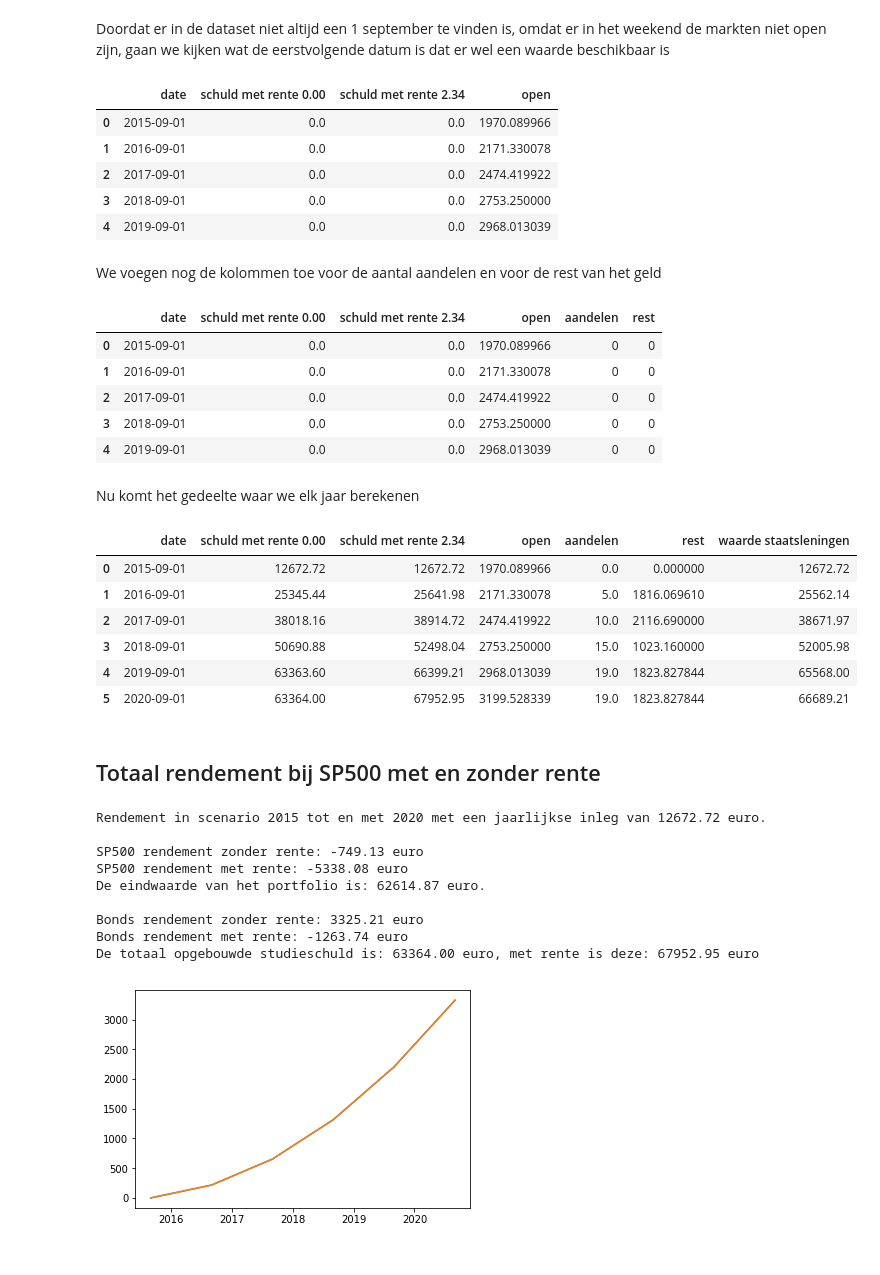
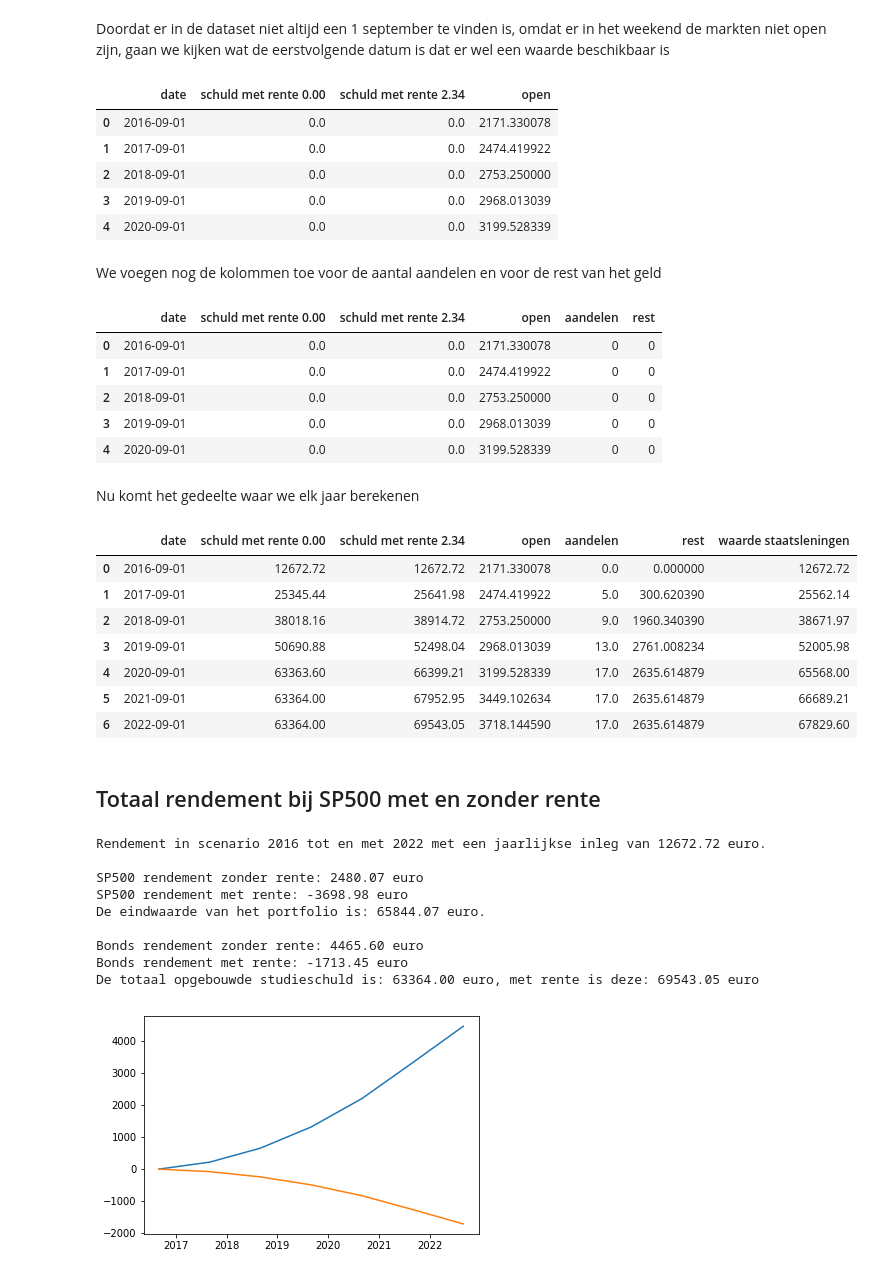
Before and after one commit to joostlek/analyical_skills, a Jupyter notebook: analytical_skills.ipynb, the cells around one changed output. Cells and saved outputs as stored; diff of their text form; code cells hidden in the pictures.

```diff
--- a/analytical_skills.ipynb
+++ b/analytical_skills.ipynb
@@ -60,8 +60,8 @@ indexes.head()
 # %% [markdown]
 Nu gaan we de startjaar en eindjaar bepalen
 # %%
-startjaar = 2015
-duur = 5
+startjaar = 2016
+duur = 6
 eindjaar = startjaar + duur
 eindjaar
 # %% [output]
@@ -153,11 +154,11 @@ df = pd.merge(df, indexes, on='date')
 df.head()
 # %% [output]
 |  | date | schuld met rente 0.00 | schuld met rente 2.34 | open |
-| 0 | 2015-09-01 | 0.0 | 0.0 | 1970.089966 |
-| 1 | 2016-09-01 | 0.0 | 0.0 | 2171.330078 |
-| 2 | 2017-09-01 | 0.0 | 0.0 | 2474.419922 |
-| 3 | 2018-09-01 | 0.0 | 0.0 | 2753.250000 |
-| 4 | 2019-09-01 | 0.0 | 0.0 | 2968.013039 |
+| 0 | 2016-09-01 | 0.0 | 0.0 | 2171.330078 |
+| 1 | 2017-09-01 | 0.0 | 0.0 | 2474.419922 |
+| 2 | 2018-09-01 | 0.0 | 0.0 | 2753.250000 |
+| 3 | 2019-09-01 | 0.0 | 0.0 | 2968.013039 |
+| 4 | 2020-09-01 | 0.0 | 0.0 | 3199.528339 |
 # %% [markdown]
 We voegen nog de kolommen toe voor de aantal aandelen en voor de rest van het geld
 # %%
@@ -166,11 +167,11 @@ df['rest'] = 0
 df.head()
 # %% [output]
 |  | date | schuld met rente 0.00 | schuld met rente 2.34 | open | aandelen | rest |
-| 0 | 2015-09-01 | 0.0 | 0.0 | 1970.089966 | 0 | 0 |
-| 1 | 2016-09-01 | 0.0 | 0.0 | 2171.330078 | 0 | 0 |
-| 2 | 2017-09-01 | 0.0 | 0.0 | 2474.419922 | 0 | 0 |
-| 3 | 2018-09-01 | 0.0 | 0.0 | 2753.250000 | 0 | 0 |
-| 4 | 2019-09-01 | 0.0 | 0.0 | 2968.013039 | 0 | 0 |
+| 0 | 2016-09-01 | 0.0 | 0.0 | 2171.330078 | 0 | 0 |
+| 1 | 2017-09-01 | 0.0 | 0.0 | 2474.419922 | 0 | 0 |
+| 2 | 2018-09-01 | 0.0 | 0.0 | 2753.250000 | 0 | 0 |
+| 3 | 2019-09-01 | 0.0 | 0.0 | 2968.013039 | 0 | 0 |
+| 4 | 2020-09-01 | 0.0 | 0.0 | 3199.528339 | 0 | 0 |
 # %% [markdown]
 Nu komt het gedeelte waar we elk jaar berekenen
 # %%
@@ -208,12 +209,13 @@ for index, row in df.iterrows():
 df
 # %% [output]
 |  | date | schuld met rente 0.00 | schuld met rente 2.34 | open | aandelen | rest | waarde staatsleningen |
-| 0 | 2015-09-01 | 12672.72 | 12672.72 | 1970.089966 | 0.0 | 0.000000 | 12672.72 |
-| 1 | 2016-09-01 | 25345.44 | 25641.98 | 2171.330078 | 5.0 | 1816.069610 | 25562.14 |
-| 2 | 2017-09-01 | 38018.16 | 38914.72 | 2474.419922 | 10.0 | 2116.690000 | 38671.97 |
-| 3 | 2018-09-01 | 50690.88 | 52498.04 | 2753.250000 | 15.0 | 1023.160000 | 52005.98 |
-| 4 | 2019-09-01 | 63363.60 | 66399.21 | 2968.013039 | 19.0 | 1823.827844 | 65568.00 |
-| 5 | 2020-09-01 | 63364.00 | 67952.95 | 3199.528339 | 19.0 | 1823.827844 | 66689.21 |
+| 0 | 2016-09-01 | 12672.72 | 12672.72 | 2171.330078 | 0.0 | 0.000000 | 12672.72 |
+| 1 | 2017-09-01 | 25345.44 | 25641.98 | 2474.419922 | 5.0 | 300.620390 | 25562.14 |
+| 2 | 2018-09-01 | 38018.16 | 38914.72 | 2753.250000 | 9.0 | 1960.340390 | 38671.97 |
+| 3 | 2019-09-01 | 50690.88 | 52498.04 | 2968.013039 | 13.0 | 2761.008234 | 52005.98 |
+| 4 | 2020-09-01 | 63363.60 | 66399.21 | 3199.528339 | 17.0 | 2635.614879 | 65568.00 |
+| 5 | 2021-09-01 | 63364.00 | 67952.95 | 3449.102634 | 17.0 | 2635.614879 | 66689.21 |
+| 6 | 2022-09-01 | 63364.00 | 69543.05 | 3718.144590 | 17.0 | 2635.614879 | 67829.60 |
 # %% [markdown]
 ## Totaal rendement bij SP500 met en zonder rente
 # %%
@@ -245,19 +247,19 @@ print('Bonds rendement met rente: {:.2f} euro'.format(staatsleningenmetrente))
 
 print('De totaal opgebouwde studieschuld is: {:.2f} euro, met rente is deze: {:.2f} euro'.format(totaalSchuldZonderRente, totaalSchuldMetRente))
 # %% [output]
-Rendement in scenario 2015 tot en met 2020 met een jaarlijkse inleg van 12672.72 euro.
+Rendement in scenario 2016 tot en met 2022 met een jaarlijkse inleg van 12672.72 euro.
 
-SP500 rendement zonder rente: -749.13 euro
-SP500 rendement met rente: -5338.08 euro
-De eindwaarde van het portfolio is: 62614.87 euro.
+SP500 rendement zonder rente: 2480.07 euro
+SP500 rendement met rente: -3698.98 euro
+De eindwaarde van het portfolio is: 65844.07 euro.
 
-Bonds rendement zonder rente: 3325.21 euro
-Bonds rendement met rente: -1263.74 euro
-De totaal opgebouwde studieschuld is: 63364.00 euro, met rente is deze: 67952.95 euro
+Bonds rendement zonder rente: 4465.60 euro
+Bonds rendement met rente: -1713.45 euro
+De totaal opgebouwde studieschuld is: 63364.00 euro, met rente is deze: 69543.05 euro
 # %%
 fig, ax = plt.subplots()
 ax.plot(df['date'], df['waarde staatsleningen'] - df['schuld met rente 0.00'])
-ax.plot(df['date'], df['waarde staatsleningen'.format(leningrente*100)] - df['schuld met rente 0.00'])
+ax.plot(df['date'], df['waarde staatsleningen'] - df['schuld met rente {}'.format(leningrente*100)])
 plt.show()
 # %% [output]
-[figure, old version]
+[figure, new version]
```
Also changed, not shown: parts of 3 cells of this notebook.
